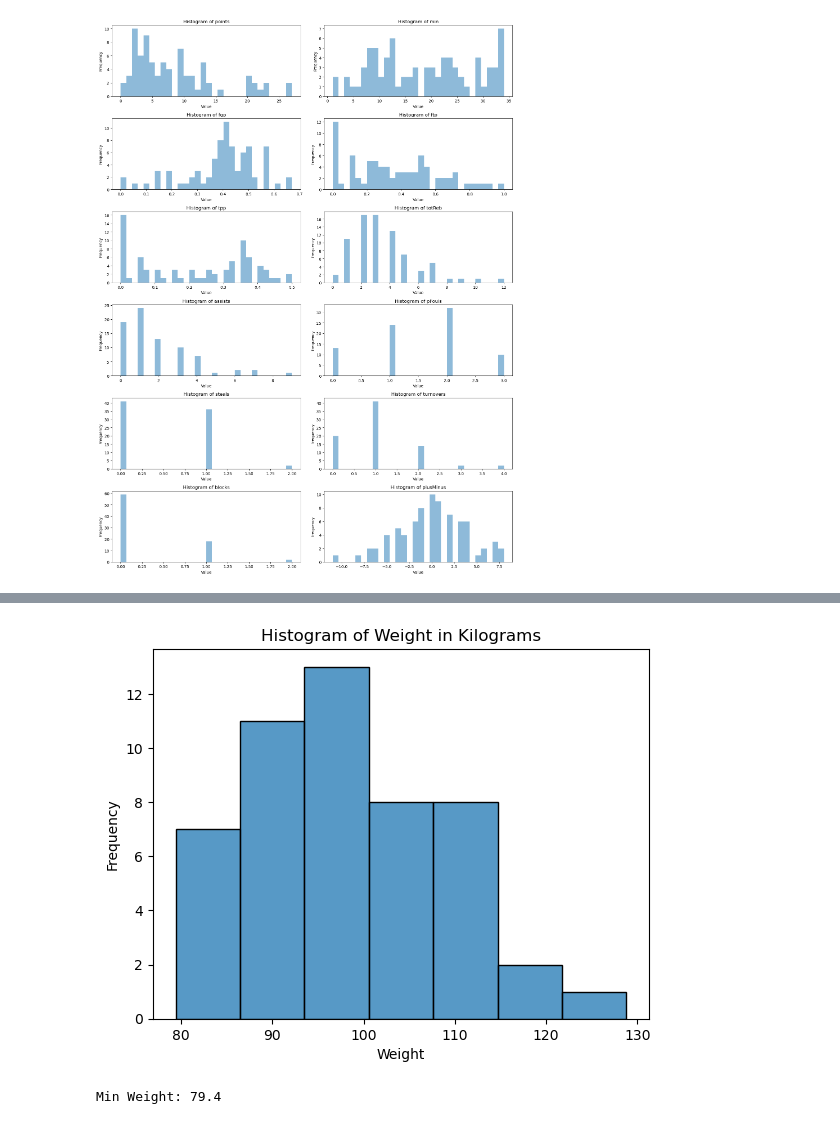
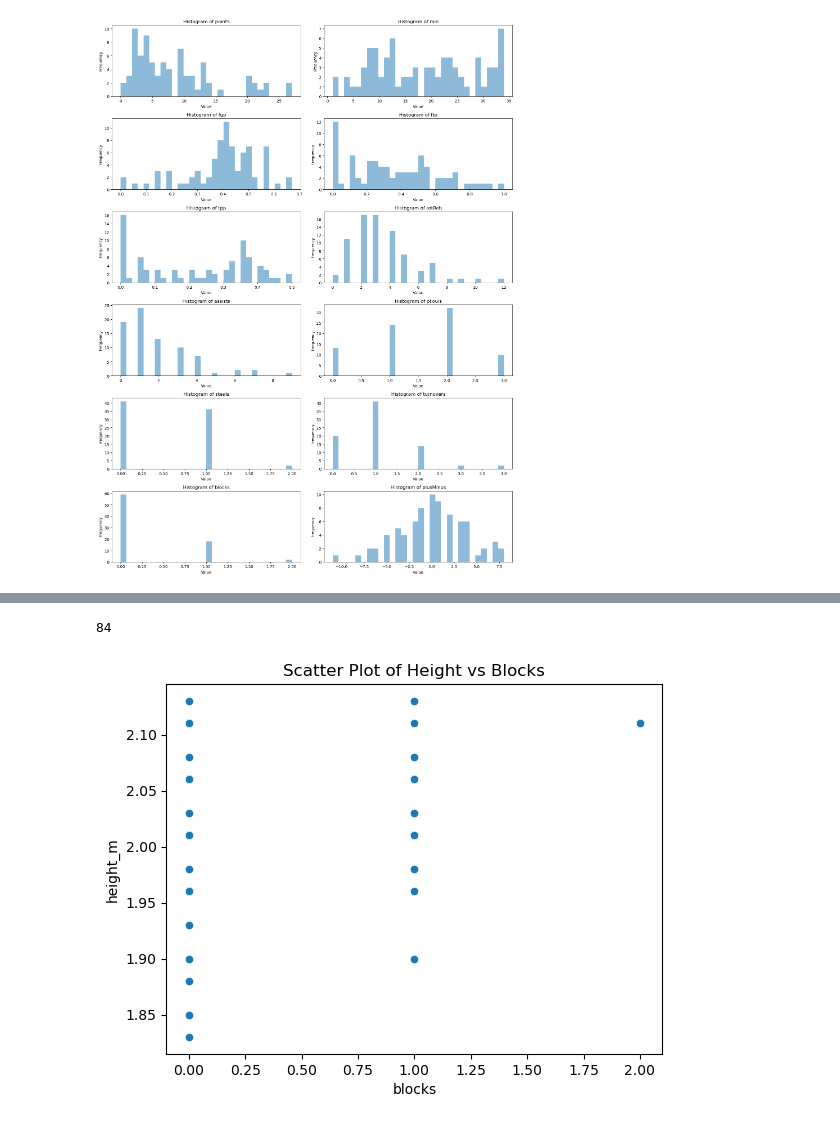
Before and after one commit to isaacaguilar97/you-in-nba, a Jupyter notebook: NBA_project.ipynb, the cells around one changed output, grey strips where cells are left out. Cells and saved outputs as stored; diff of their text form; code cells hidden in the pictures.

```diff
--- a/NBA_project.ipynb
+++ b/NBA_project.ipynb
@@ -100,7 +106,7 @@ team 31
 # Get Player stats per game info from API
 urlps = "https://api-nba-v1.p.rapidapi.com/players/statistics"
 ps = pd.DataFrame()
-for i in range(135,145): # I have 393 players (do 10 by 10)
+for i in range(1,10): # I have 393 players (do 10 by 10)
 	querystring = {"id":players_df.iloc[i]['id'],"season":"2023"}
 
 	headers = {
@@ -198,7 +190,7 @@ ps = ps.groupby('id').agg({
 ps.iloc[:, 4:] = ps.iloc[:, 4:].astype(int)
 
 # Add performance column
-ps['performnce'] = pd.cut(ps['plusMinus'], bins=[-float('inf'), -3, 3, float('inf')], labels=['low', 'average', 'high'])
+ps['performance'] = pd.cut(ps['plusMinus'], bins=[-float('inf'), -3, 3, float('inf')], labels=['low', 'average', 'high'])
 
 # Turn percentages to decimals
 ps['fgp'] = ps['fgp'] / 100
@@ -232,7 +224,7 @@ def get_b_strength(player):
     return m_skill
 # %%
 # Create function to get worst weekednes for a given player (row)
-def get_b_weakedness(player):
+def get_b_weakness(player):
     w = ['turnovers', 'pFouls']
     max = -3
     m_skill = "None"
@@ -243,7 +235,7 @@ def get_b_weakedness(player):
             m_skill = i
     if max <= 0:
         min = 3
-        skills = ['fgp', 'ftp', 'tpp', 'totReb', 'assists', 'steals']
+        skills = ['fgp', 'ftp', 'tpp', 'totReb', 'assists']
         for i in skills:
             t_score = get_t(player[i], stats[i])
             if t_score < min:
@@ -258,6 +250,6 @@ def get_b_weakedness(player):
 stats['b_strength'] = [get_b_strength(stats.iloc[i]) for i in range(len(stats))]
 # %%
 # Create b_weakedness column
-stats['b_weakedness'] = [get_b_weakedness(stats.iloc[i]) for i in range(len(stats))]
+stats['b_weakness'] = [get_b_weakness(stats.iloc[i]) for i in range(len(stats))]
 # %%
 # Write the table in a CSV file
@@ -351,20 +474,22 @@ Min Height: 1.83
+# %%
+len(final_df['blocks'])
+# %% [output]
+84
 # %%
-# Weight Histogram
+# Relationship between Heigth and Blocks
+col1 = 'blocks'
+col2 = 'height_m'
 
-# Heigth Histogram
-sns.histplot(final_df['weight_kg'])
+# Create a scatter plot
+sns.scatterplot(x=col1, y=col2, data=final_df)
 
-# Optional: Customize plot labels and title
-plt.xlabel('Weight')
-plt.ylabel('Frequency')
-plt.title('Histogram of Weight in Kilograms')
+# Add labels and title
+plt.xlabel(col1)
+plt.ylabel(col2)
+plt.title(f'Scatter Plot of Height vs Blocks')
 
 # Show the plot
 plt.show()
 # %% [output]
-[figure, old version]
+[figure, new version]
-# %%
-print(f"Min Weight: {final_df['weight_kg'].min()}")
-# %% [output]
-Min Weight: 79.4
 # %%
```
Also changed, not shown: parts of 25 cells of this notebook, 6 other files.
